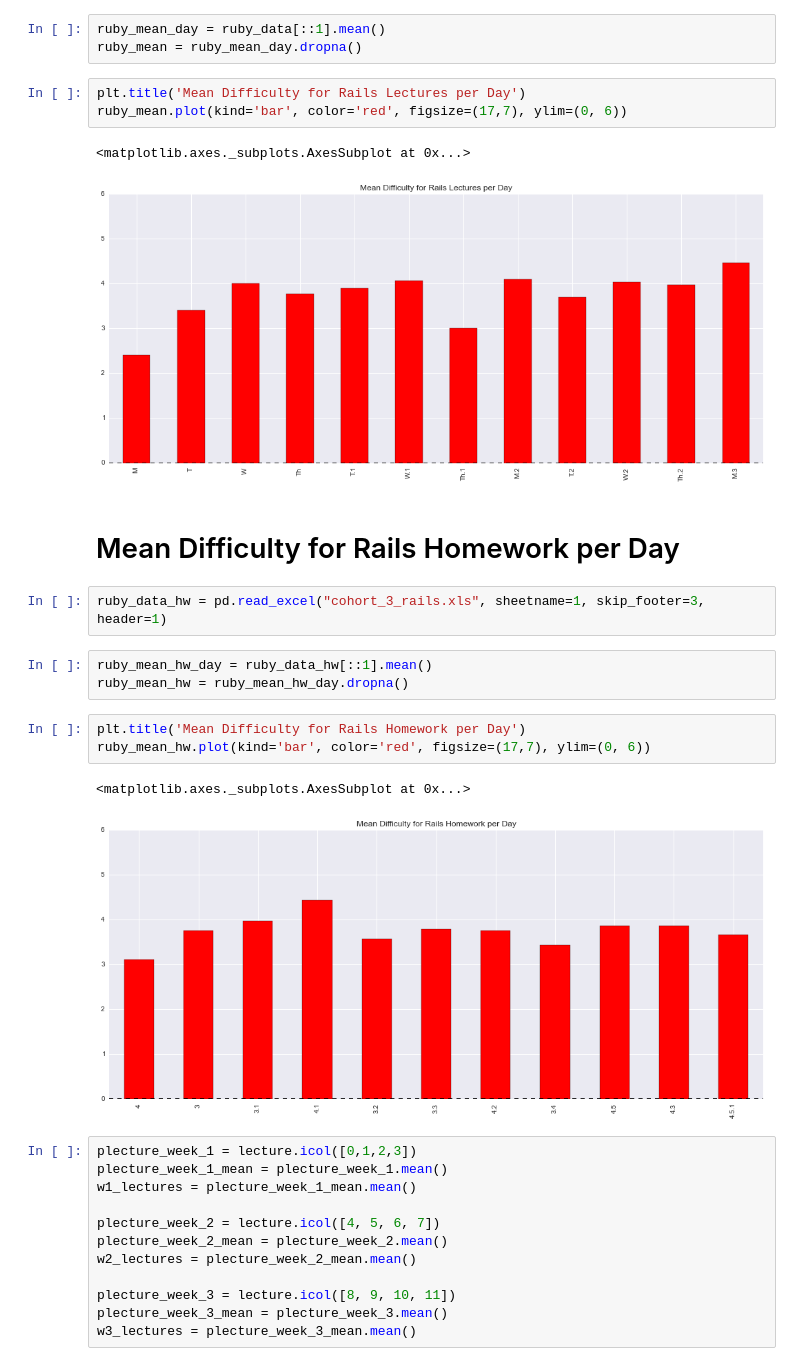
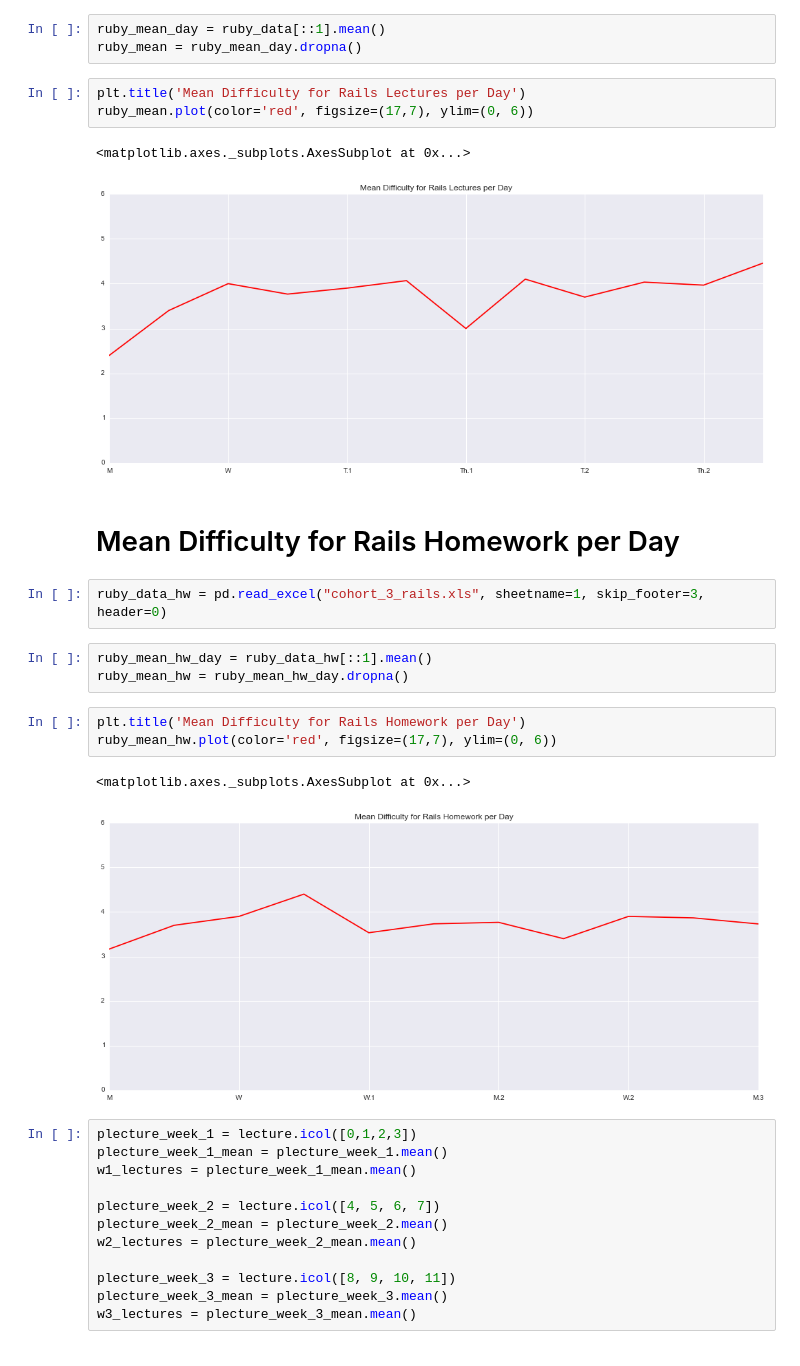
Before and after one commit to tiyd-python-2015-01/cohort-data, a Jupyter notebook: Untitled0.ipynb, the cells around one changed output. Drawn from its saved outputs; the diff is of its cells as text.

```diff
--- a/Untitled0.ipynb
+++ b/Untitled0.ipynb
@@ -43,23 +43,23 @@ ruby_mean_day = ruby_data[::1].mean()
 ruby_mean = ruby_mean_day.dropna()
 # %%
 plt.title('Mean Difficulty for Rails Lectures per Day')
-ruby_mean.plot(kind='bar', color='red', figsize=(17,7), ylim=(0, 6))
+ruby_mean.plot(color='red', figsize=(17,7), ylim=(0, 6))
 # %% [output]
 <matplotlib.axes._subplots.AxesSubplot at 0x...>
-[figure, old version]
+[figure, new version]
 # %% [markdown]
 # Mean Difficulty for Rails Homework per Day
 # %%
-ruby_data_hw = pd.read_excel("cohort_3_rails.xls", sheetname=1, skip_footer=3, header=1)
+ruby_data_hw = pd.read_excel("cohort_3_rails.xls", sheetname=1, skip_footer=3, header=0)
 # %%
 ruby_mean_hw_day = ruby_data_hw[::1].mean()
 ruby_mean_hw = ruby_mean_hw_day.dropna()
 # %%
 plt.title('Mean Difficulty for Rails Homework per Day')
-ruby_mean_hw.plot(kind='bar', color='red', figsize=(17,7), ylim=(0, 6))
+ruby_mean_hw.plot(color='red', figsize=(17,7), ylim=(0, 6))
 # %% [output]
 <matplotlib.axes._subplots.AxesSubplot at 0x...>
-[figure, old version]
+[figure, new version]
 # %%
 plecture_week_1 = lecture.icol([0,1,2,3])
 plecture_week_1_mean = plecture_week_1.mean()
```
Also changed, not shown: parts of 34 cells of this notebook, 1 other file.
